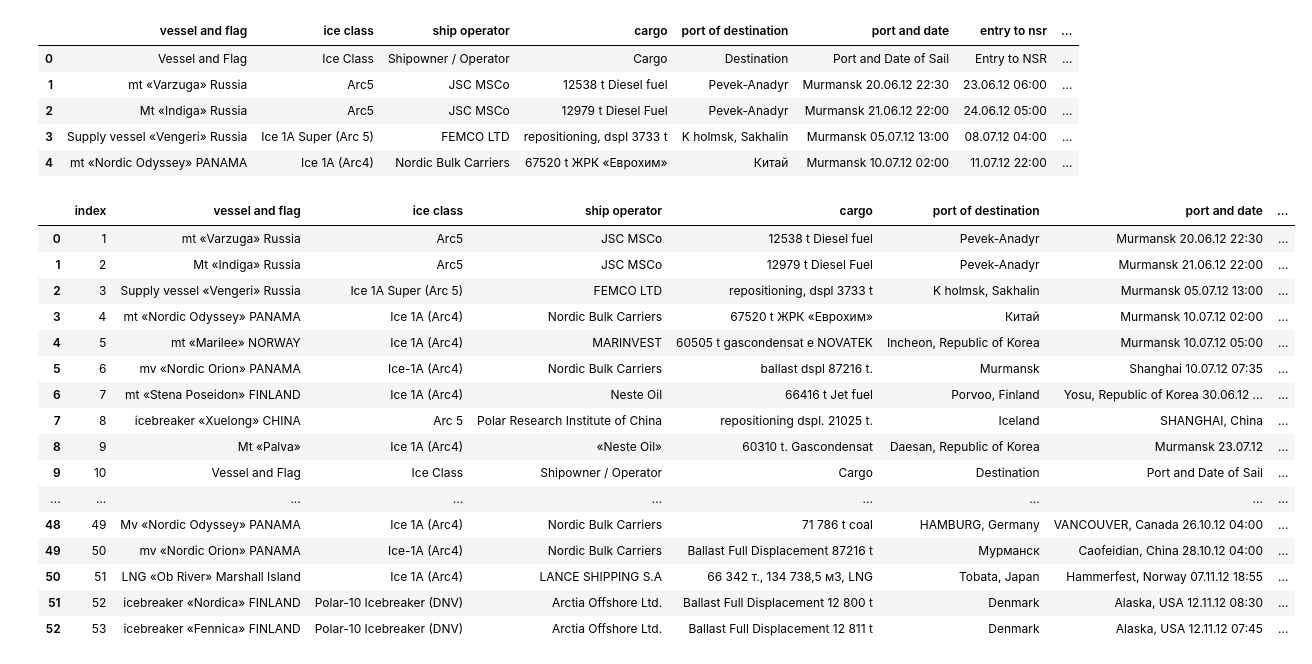
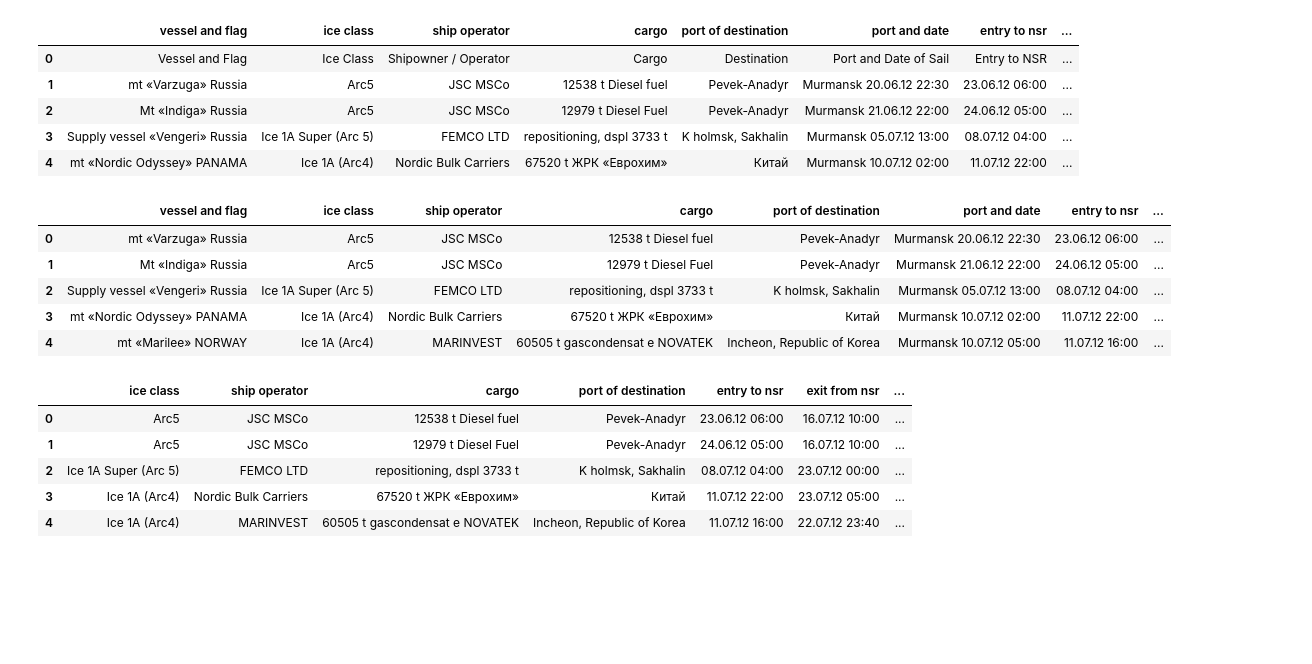
Before and after one commit to csmith454/nsr-project, a Jupyter notebook: nsr_data_wrangling.ipynb, the cells around one changed output. Drawn from its saved outputs; the diff is of its cells as text; code cells hidden in the pictures; blank space fills up the shorter version.

```diff
--- a/nsr_data_wrangling.ipynb
+++ b/nsr_data_wrangling.ipynb
@@ -207,23 +222,31 @@ df_2012.head()
 | 3 | Supply vessel «Vengeri» Russia | Ice 1A Super (Arc 5) | FEMCO LTD | repositioning, dspl 3733 t | K holmsk, Sakhalin | Murmansk 05.07.12 13:00 | 08.07.12 04:00 | ... |
 | 4 | mt «Nordic Odyssey» PANAMA | Ice 1A (Arc4) | Nordic Bulk Carriers | 67520 t ЖРК «Еврохим» | Китай | Murmansk 10.07.12 02:00 | 11.07.12 22:00 | ... |
 # %%
-df_2012.drop(0,axis=0,inplace=True)
-df_2012.reset_index()
+df_2012 = df_2012[1:]
+df_2012.reset_index(inplace=True)
+df_2012 = df_2012.drop('index',axis=1)
+df_2012.head()
 # %% [output]
-|  | index | vessel and flag | ice class | ship operator | cargo | port of destination | port and date | ... |
-| 0 | 1 | mt «Varzuga» Russia | Arc5 | JSC MSCo | 12538 t Diesel fuel | Pevek-Anadyr | Murmansk 20.06.12 22:30 | ... |
-| 1 | 2 | Mt «Indiga» Russia | Arc5 | JSC MSCo | 12979 t Diesel Fuel | Pevek-Anadyr | Murmansk 21.06.12 22:00 | ... |
-| 2 | 3 | Supply vessel «Vengeri» Russia | Ice 1A Super (Arc 5) | FEMCO LTD | repositioning, dspl 3733 t | K holmsk, Sakhalin | Murmansk 05.07.12 13:00 | ... |
-| 3 | 4 | mt «Nordic Odyssey» PANAMA | Ice 1A (Arc4) | Nordic Bulk Carriers | 67520 t ЖРК «Еврохим» | Китай | Murmansk 10.07.12 02:00 | ... |
-| 4 | 5 | mt «Marilee» NORWAY | Ice 1A (Arc4) | MARINVEST | 60505 t gascondensat e NOVATEK | Inchеon, Republic of Korea | Murmansk 10.07.12 05:00 | ... |
-| 5 | 6 | mv «Nordic Orion» PANAMA | Ice-1A (Arc4) | Nordic Bulk Carriers | ballast dspl 87216 t. | Murmansk | Shanghai 10.07.12 07:35 | ... |
-| 6 | 7 | mt «Stena Poseidon» FINLAND | Ice 1A (Arc4) | Neste Oil | 66416 t Jet fuel | Porvoo, Finland | Yosu, Republic of Korea 30.06.12 ... | ... |
-| 7 | 8 | icebreaker «Xuelong» CHINA | Arc 5 | Polar Research Institute of China | repositioning dspl. 21025 t. | Iceland | SHANGHAI, China | ... |
-| 8 | 9 | Mt «Palva» | Ice 1A (Arc4) | «Neste Oil» | 60310 t. Gascondensat | Daesan, Republic of Korea | Murmansk 23.07.12 | ... |
-| 9 | 10 | Vessel and Flag | Ice Class | Shipowner / Operator | Cargo | Destination | Port and Date of Sail | ... |
-| ... | ... | ... | ... | ... | ... | ... | ... | ... |
-| 48 | 49 | Mv «Nordic Odyssey» PANAMA | Ice 1A (Arc4) | Nordic Bulk Carriers | 71 786 t coal | HAMBURG, Germany | VANCOUVER, Canada 26.10.12 04:00 | ... |
-| 49 | 50 | mv «Nordic Orion» PANAMA | Ice-1A (Arc4) | Nordic Bulk Carriers | Ballast Full Displacement 87216 t | Мурманск | Caofeidian, China 28.10.12 04:00 | ... |
-| 50 | 51 | LNG «Ob River» Marshall Island | Ice 1A (Arc4) | LANCE SHIPPING S.A | 66 342 т., 134 738,5 м3, LNG | Tobata, Japan | Hammerfest, Norway 07.11.12 18:55 | ... |
-| 51 | 52 | icebreaker «Nordica» FINLAND | Polar-10 Icebreaker (DNV) | Arctia Offshore Ltd. | Ballast Full Displacement 12 800 t | Denmark | Alaska, USA 12.11.12 08:30 | ... |
-| 52 | 53 | icebreaker «Fennica» FINLAND | Polar-10 Icebreaker (DNV) | Arctia Offshore Ltd. | Ballast Full Displacement 12 811 t | Denmark | Alaska, USA 12.11.12 07:45 | ... |
+|  | vessel and flag | ice class | ship operator | cargo | port of destination | port and date | entry to nsr | ... |
+| 0 | mt «Varzuga» Russia | Arc5 | JSC MSCo | 12538 t Diesel fuel | Pevek-Anadyr | Murmansk 20.06.12 22:30 | 23.06.12 06:00 | ... |
+| 1 | Mt «Indiga» Russia | Arc5 | JSC MSCo | 12979 t Diesel Fuel | Pevek-Anadyr | Murmansk 21.06.12 22:00 | 24.06.12 05:00 | ... |
+| 2 | Supply vessel «Vengeri» Russia | Ice 1A Super (Arc 5) | FEMCO LTD | repositioning, dspl 3733 t | K holmsk, Sakhalin | Murmansk 05.07.12 13:00 | 08.07.12 04:00 | ... |
+| 3 | mt «Nordic Odyssey» PANAMA | Ice 1A (Arc4) | Nordic Bulk Carriers | 67520 t ЖРК «Еврохим» | Китай | Murmansk 10.07.12 02:00 | 11.07.12 22:00 | ... |
+| 4 | mt «Marilee» NORWAY | Ice 1A (Arc4) | MARINVEST | 60505 t gascondensat e NOVATEK | Inchеon, Republic of Korea | Murmansk 10.07.12 05:00 | 11.07.12 16:00 | ... |
+# %%
+# split some columns to sequester info nicer
+# splitting vessel and flag --> vessel, flag
+# splitting port and date --> starting port, trip start date
+df_2012[['vessel', 'flag']] = df_2012['vessel and flag'].str.rsplit(n=1, expand=True)
+df_2012.drop('vessel and flag',axis=1,inplace=True)
+
+df_2012[['starting port','starting date']] = df_2012['port and date'].str.split(n=1,expand=True)
+df_2012.drop('port and date',axis=1, inplace=True)
+df_2012.head()
+# %% [output]
+|  | ice class | ship operator | cargo | port of destination | entry to nsr | exit from nsr | ... |
+| 0 | Arc5 | JSC MSCo | 12538 t Diesel fuel | Pevek-Anadyr | 23.06.12 06:00 | 16.07.12 10:00 | ... |
+| 1 | Arc5 | JSC MSCo | 12979 t Diesel Fuel | Pevek-Anadyr | 24.06.12 05:00 | 16.07.12 10:00 | ... |
+| 2 | Ice 1A Super (Arc 5) | FEMCO LTD | repositioning, dspl 3733 t | K holmsk, Sakhalin | 08.07.12 04:00 | 23.07.12 00:00 | ... |
+| 3 | Ice 1A (Arc4) | Nordic Bulk Carriers | 67520 t ЖРК «Еврохим» | Китай | 11.07.12 22:00 | 23.07.12 05:00 | ... |
+| 4 | Ice 1A (Arc4) | MARINVEST | 60505 t gascondensat e NOVATEK | Inchеon, Republic of Korea | 11.07.12 16:00 | 22.07.12 23:40 | ... |
```
Also changed, not shown: parts of 8 cells of this notebook.
